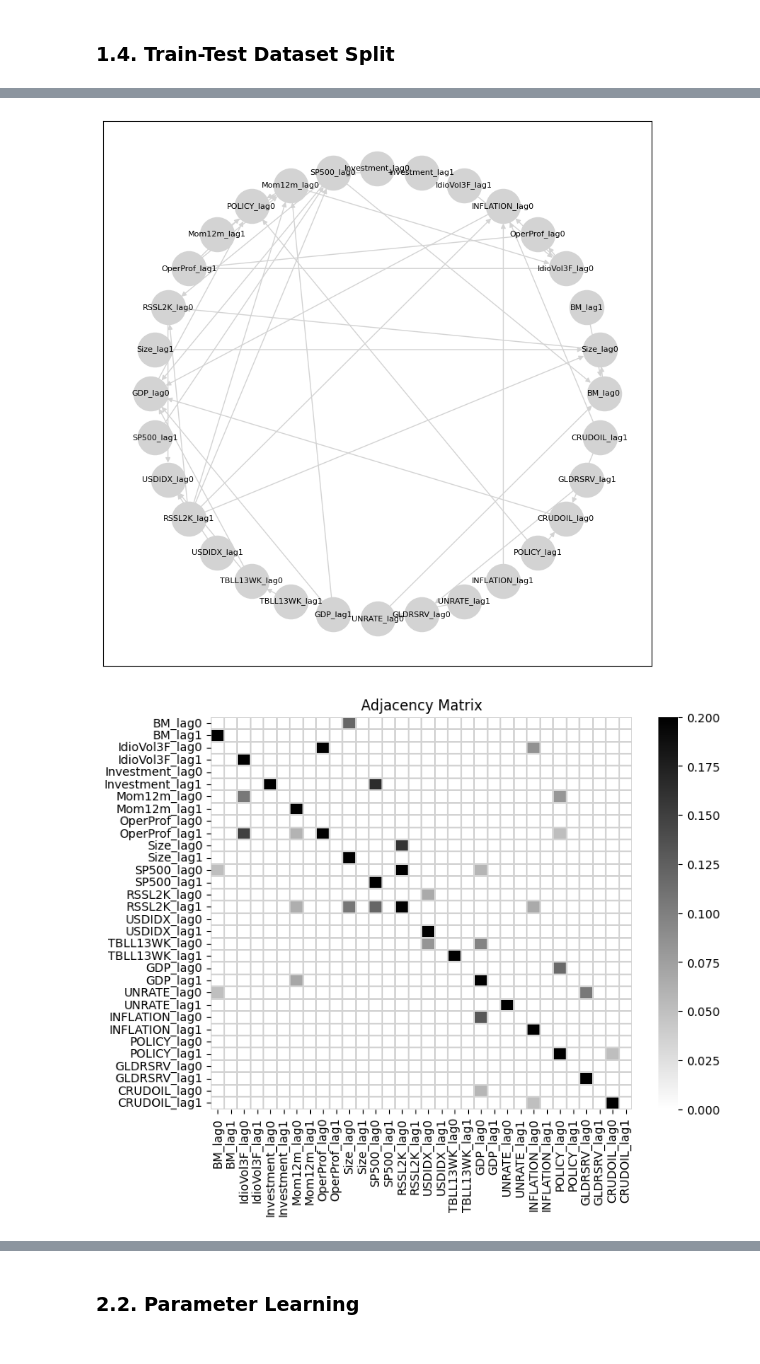
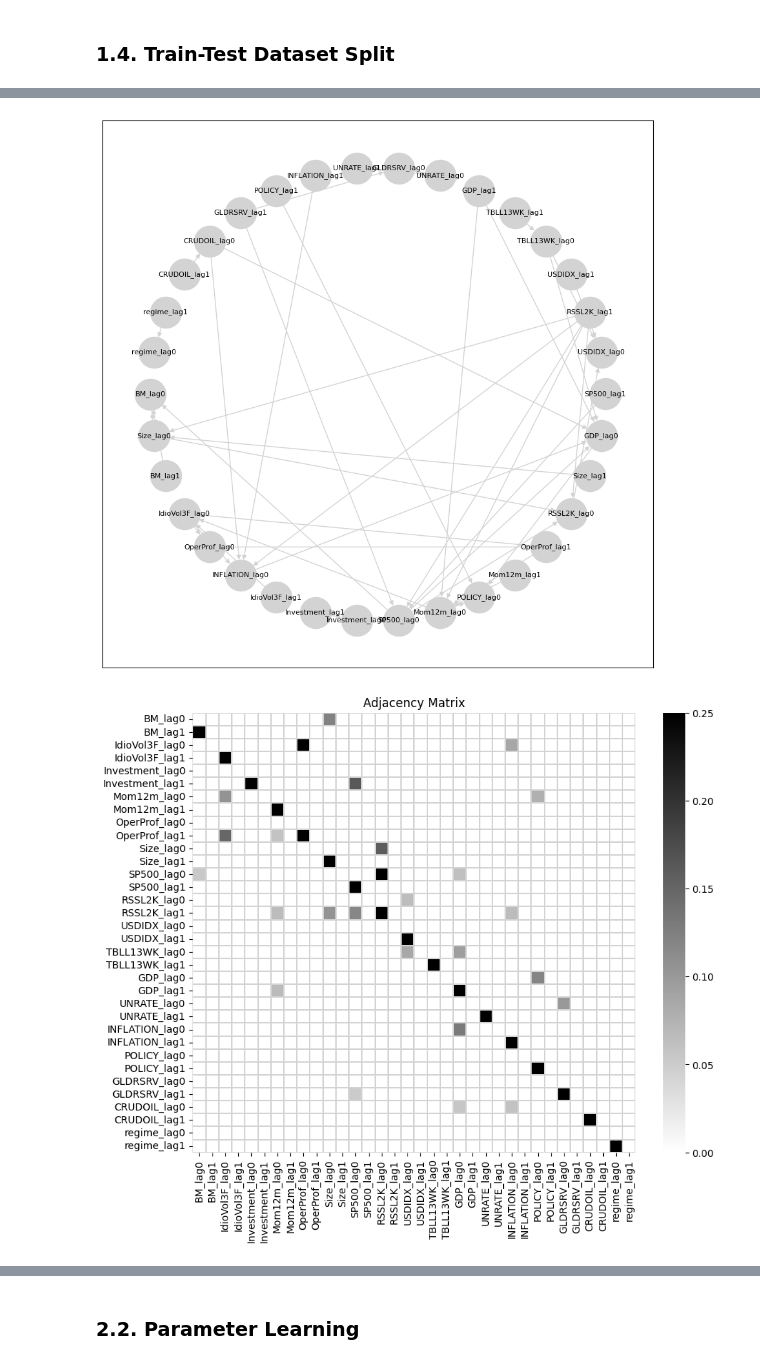
Before and after one commit to dipanshusharma2001/MScFE_WQU_Capstone_Project, a Jupyter notebook: notebooks/02_DYNOTEARS_PoC.ipynb, the cells around one changed output, grey strips where cells are left out. Cells and saved outputs as stored; diff of their text form; code cells hidden in the pictures.

Commit message:
Updated & re-ran 02_DYNOTEARS_PoC notebook. Old version moved to temp folder.

```diff
--- a/notebooks/02_DYNOTEARS_PoC.ipynb
+++ b/notebooks/02_DYNOTEARS_PoC.ipynb
@@ -158,7 +179,7 @@ memory usage: 13.1 KB
 ### 1.2. Data Aggregation
 # %%
 # concatenate into 1 dataframe
-df1 = pd.concat([df, yfin_data, fred_data], axis=1, join='outer')
+df1 = pd.concat([df.iloc[:,:6], yfin_data, fred_data, df.iloc[:,-1]], axis=1, join='outer')
 
 # transform factor returns into cumulative returns
 for k in df1.columns[:6]:
@@ -366,0 +429,16 @@ plt.show()
+# %%
+trnd_lbl_df1.to_csv('../outputs/dynotears/data_trend_labeled_dynotears_poc.csv')
+
+csv_path = "../outputs/dynotears/data_trend_labeled_dynotears_poc.csv"
+if os.path.exists(csv_path):
+    trnd_lbl_df = pd.read_csv(csv_path)
+else:
+    url = "https://raw.githubusercontent.com/dipanshusharma2001/MScFE_WQU_Capstone_Project/main/outputs/dynotears/data_trend_labeled_dynotears_poc.csv"
+    trnd_lbl_df = pd.read_csv(url)
+
+# convert index to datetime format
+trnd_lbl_df['Unnamed: 0'] = pd.to_datetime(trnd_lbl_df['Unnamed: 0'], format='%Y-%m-%d')
+trnd_lbl_df.index = trnd_lbl_df['Unnamed: 0']
+trnd_lbl_df.index.name = None
+del trnd_lbl_df['Unnamed: 0']
+trnd_lbl_df.head()
@@ -371,8 +454,9 @@ At the moment, just as a PoC, we'll just perform a single train-test split. In t
 # %%
-# split data into training & testing sets (80:20 split)
+# split data into training & testing sets
+splt = 0.8
 
-train_data = trnd_lbl_df.iloc[: int(trnd_lbl_df.shape[0] * 0.80)]
-test_data = trnd_lbl_df.iloc[int(0.80 * trnd_lbl_df.shape[0]) : int(trnd_lbl_df.shape[0])]
+train_data = trnd_lbl_df.iloc[: int(trnd_lbl_df.shape[0] * splt)]
+test_data = trnd_lbl_df.iloc[int(splt * trnd_lbl_df.shape[0]) : int(trnd_lbl_df.shape[0])]
 
 print("Training Set Size: ", train_data.shape)
 print("Start of Training Period: ", train_data.index[0])
@@ -433,0 +689,7 @@ for e in grph.edges:
+# %%
+# structure learning
+grph =  dyntoears_structure_learn(train_data, lagN=1)
+
+# inspect the edges
+for e in grph.edges:
+    print(e)
@@ -434,33 +714,32 @@ for e in grph.edges:
 # %%
 # visualize the estimated DAG structure
-import networkx as nx
-plt.subplots(figsize=(10,10))
+plt.subplots(figsize = (11,11))
 G = nx.DiGraph()
 G.add_edges_from(grph.edges)
-pos = nx.circular_layout(G)
+pos = nx.shell_layout(G)
 nx.draw_networkx(G, pos,
-                 node_color='lightgrey',
-                 node_size=1200,
-                 edge_color='lightgrey',
-                 font_size=8,
-                 font_weight=14)
+                 node_color = 'lightgrey',
+                 node_size = 1200,
+                 edge_color = 'lightgrey',
+                 font_size = 8,
+                 font_weight = 14)
 plt.show()
 # %% [output]
-[figure, old version]
+[figure, new version]
 # %%
 # visualize adjacency matrix
 adj_mtx = nx.adjacency_matrix(grph)
 adj_mtx_df = pd.DataFrame(data = adj_mtx.toarray(),
                           columns = grph.nodes,
                           index = grph.nodes)
-from seaborn import heatmap
-plt.subplots(figsize=(8,6))
+
+plt.subplots(figsize=(10,8))
 heatmap(adj_mtx_df,
-        linecolor='lightgrey',
-        linewidths=0.01,
-        vmax=0.2, # lower the max value to observe weak links
-        cmap='binary')
+        linecolor = 'lightgrey',
+        linewidths = 0.01,
+        vmax = 0.25, # lower the max value to observe weak links
+        cmap = 'binary')
 plt.title('Adjacency Matrix')
 plt.show()
 # %% [output]
-[figure, old version]
+[figure, new version]
```
Also changed, not shown: parts of 97 cells of this notebook, 8 other files.
